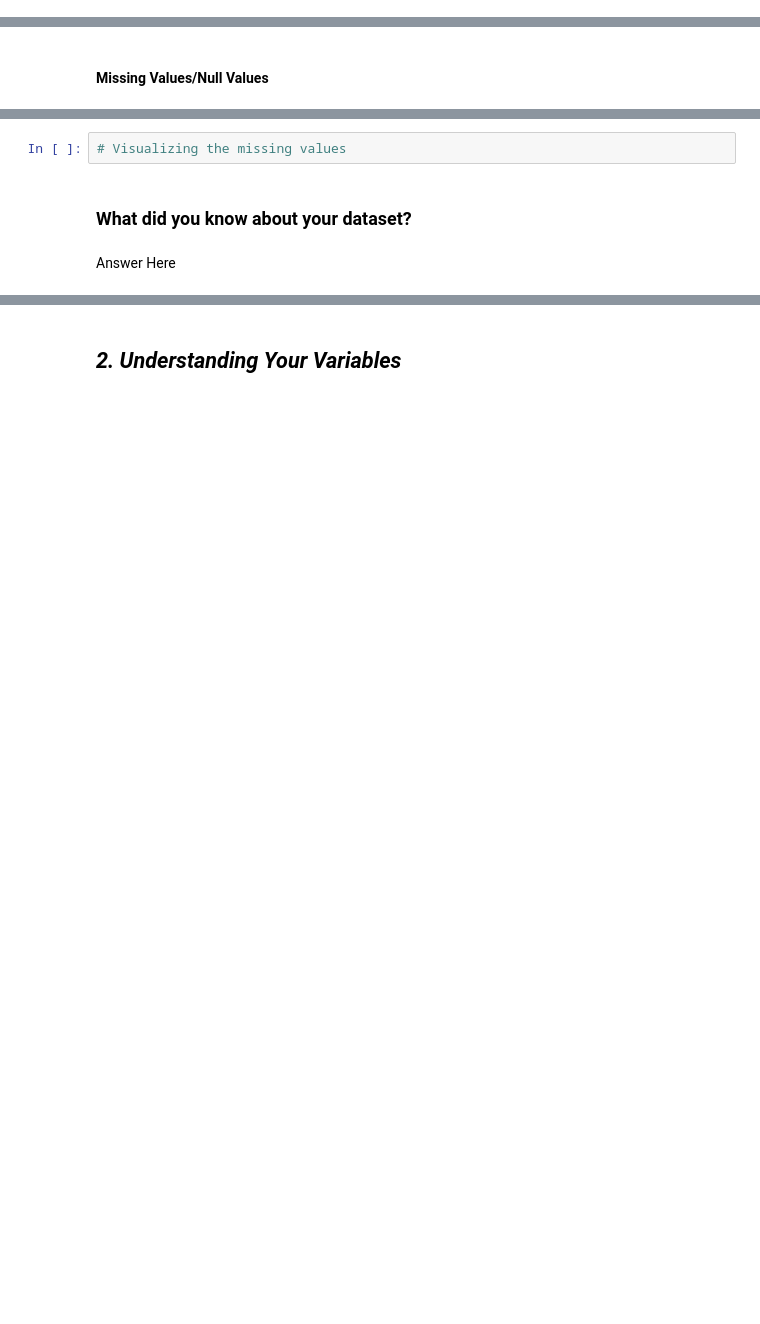
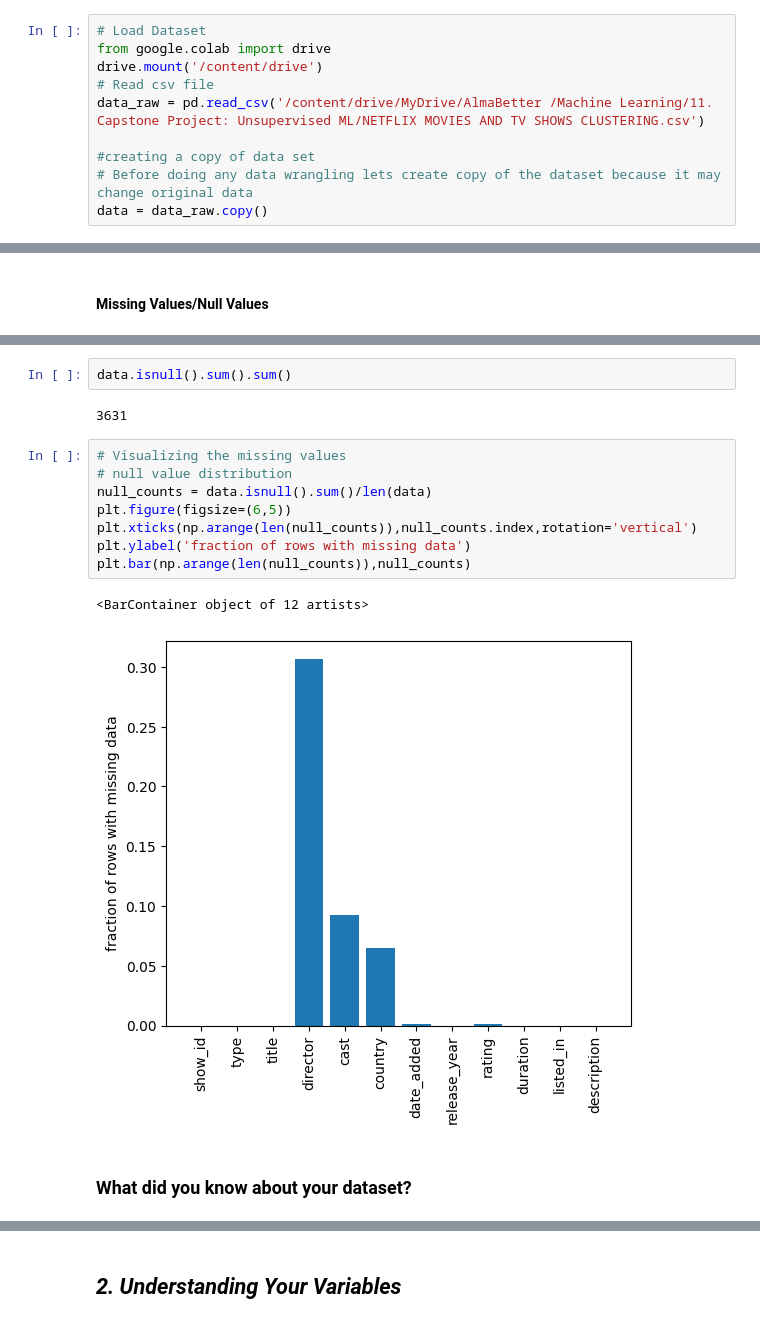
Before and after one commit to 1002Sam/Unsupervised-Project---Netflix-Movies-and-TV-Shows-Clustering, a Jupyter notebook: Unsupervised_Project_Netflix_Movies_and_TV_Shows_Clustering.ipynb, the cells around one changed output, grey strips where cells are left out. Saved outputs shown, nothing was run; the diff lists cells and outputs as text; blank space fills up the shorter version.

```diff
--- a/Unsupervised_Project_Netflix_Movies_and_TV_Shows_Clustering.ipynb
+++ b/Unsupervised_Project_Netflix_Movies_and_TV_Shows_Clustering.ipynb
@@ -87,0 +122,10 @@ M - Multivariate Analysis
+# %%
+# Load Dataset
+from google.colab import drive
+drive.mount('/content/drive')
+# Read csv file
+data_raw = pd.read_csv('/content/drive/MyDrive/AlmaBetter /Machine Learning/11. Capstone Project: Unsupervised ML/NETFLIX MOVIES AND TV SHOWS CLUSTERING.csv')
+
+#creating a copy of data set
+# Before doing any data wrangling lets create copy of the dataset because it may change original data
+data = data_raw.copy()
@@ -108,6 +212,17 @@ M - Multivariate Analysis
-# %%
-# Visualizing the missing values
+# %%
+data.isnull().sum().sum()
+# %% [output]
+3631
+# %%
+# Visualizing the missing values
+# null value distribution
+null_counts = data.isnull().sum()/len(data)
+plt.figure(figsize=(6,5))
+plt.xticks(np.arange(len(null_counts)),null_counts.index,rotation='vertical')
+plt.ylabel('fraction of rows with missing data')
+plt.bar(np.arange(len(null_counts)),null_counts)
+# %% [output]
+<BarContainer object of 12 artists>
+[figure, added]
 # %% [markdown]
 ### What did you know about your dataset?
-# %% [markdown]
-Answer Here
```
Also changed, not shown: parts of 35 cells of this notebook.
